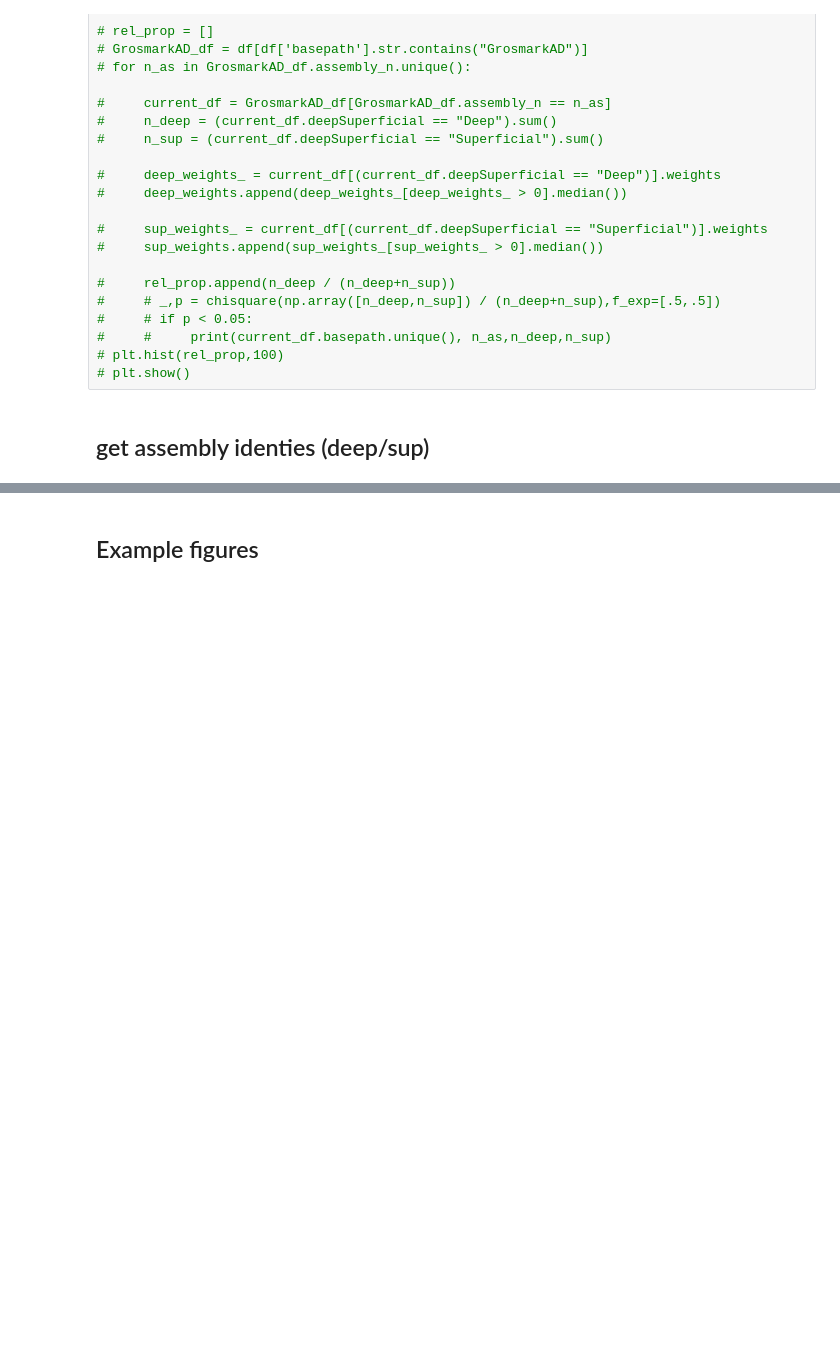
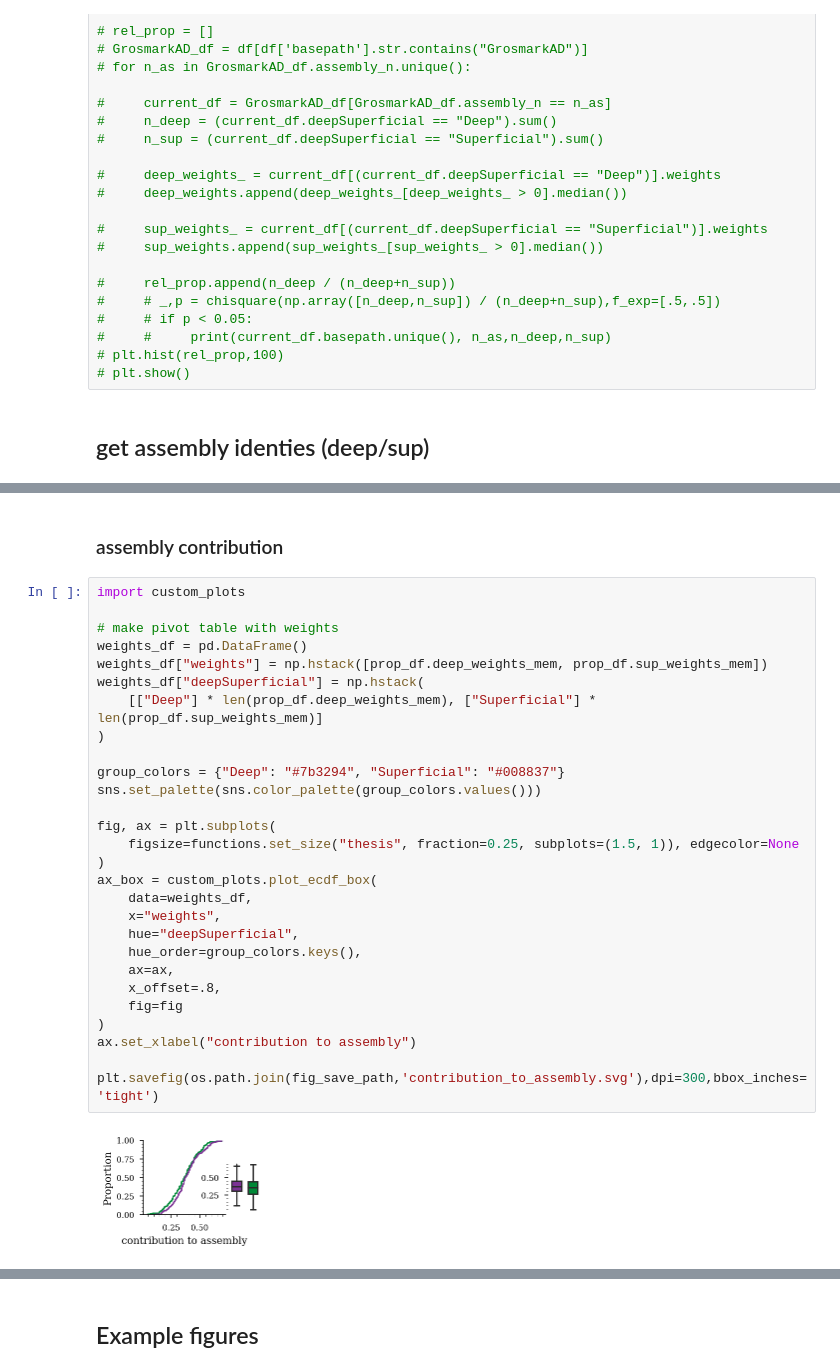
Before and after one commit to ryanharvey1/ripple_heterogeneity, a Jupyter notebook: python/notebooks/assembly.ipynb, the cells around one changed output, grey strips where cells are left out. Cells and saved outputs as stored; diff of their text form; blank space fills up the shorter version.

```diff
--- a/python/notebooks/assembly.ipynb
+++ b/python/notebooks/assembly.ipynb
@@ -380,3 +382,35 @@ ax.yaxis.set_minor_locator(AutoMinorLocator())
+# %% [markdown]
+### assembly contribution
+# %%
+import custom_plots
+
+# make pivot table with weights
+weights_df = pd.DataFrame()
+weights_df["weights"] = np.hstack([prop_df.deep_weights_mem, prop_df.sup_weights_mem])
+weights_df["deepSuperficial"] = np.hstack(
+    [["Deep"] * len(prop_df.deep_weights_mem), ["Superficial"] * len(prop_df.sup_weights_mem)]
+)
+
+group_colors = {"Deep": "#7b3294", "Superficial": "#008837"}
+sns.set_palette(sns.color_palette(group_colors.values()))
+
+fig, ax = plt.subplots(
+    figsize=functions.set_size("thesis", fraction=0.25, subplots=(1.5, 1)), edgecolor=None
+)
+ax_box = custom_plots.plot_ecdf_box(
+    data=weights_df,
+    x="weights",
+    hue="deepSuperficial",
+    hue_order=group_colors.keys(),
+    ax=ax,
+    x_offset=.8,
+    fig=fig
+)
+ax.set_xlabel("contribution to assembly")
+
+plt.savefig(os.path.join(fig_save_path,'contribution_to_assembly.svg'),dpi=300,bbox_inches='tight')
+# %% [output]
+[figure, added]
 # %%
 print('n sessions',prop_df.basepath.nunique())
 # print('n sessions',prop_df.basepath.unique())
```
Also changed, not shown: parts of 17 cells of this notebook.
